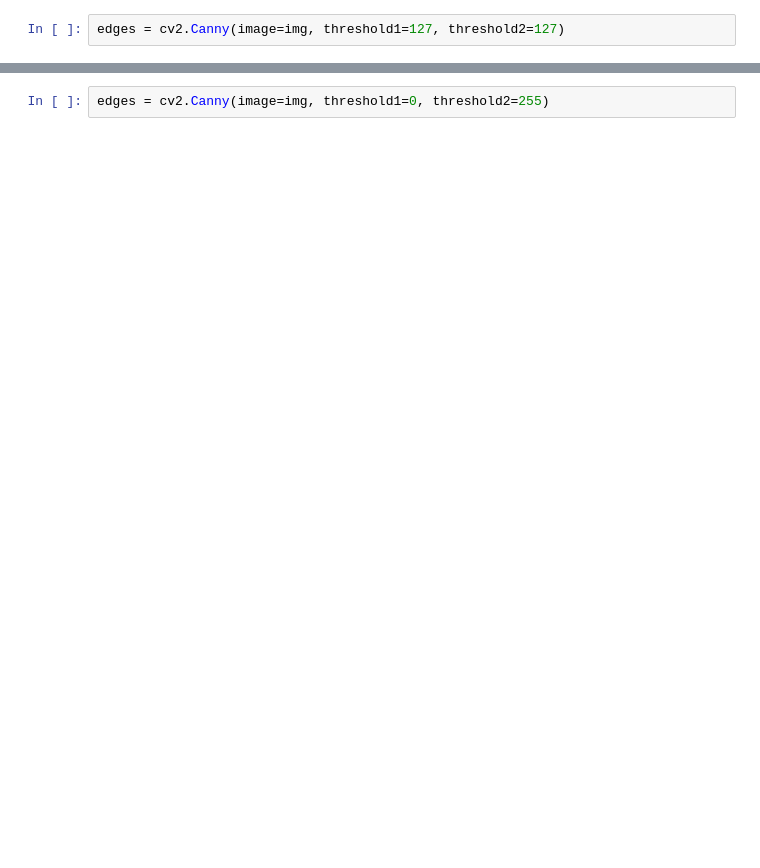
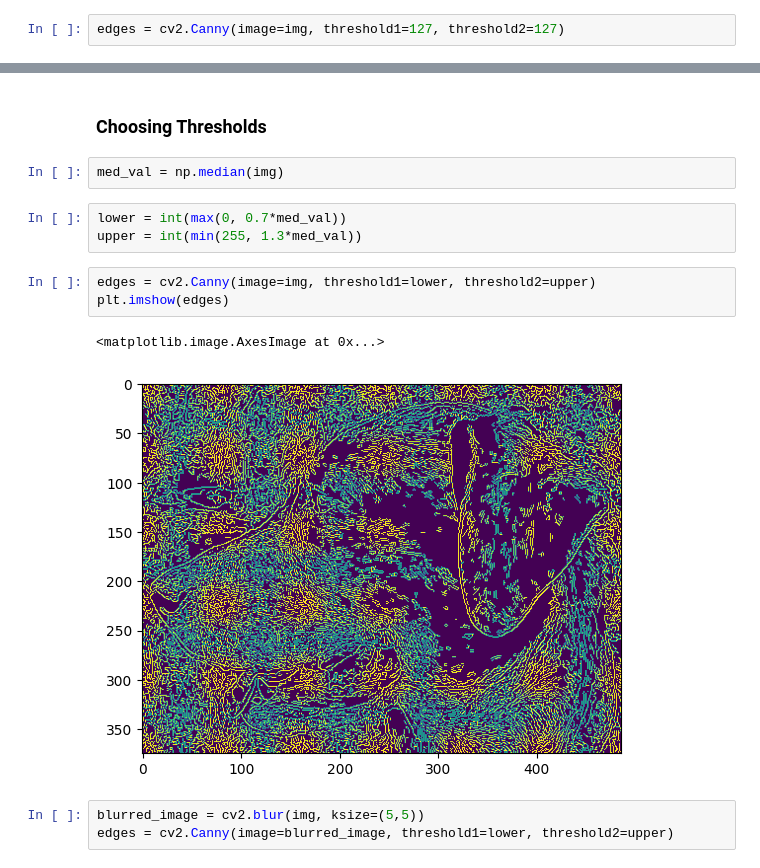
Before and after one commit to larawehbe/TheAIEngineers-Notebooks, a Jupyter notebook: ComputerVisionNotebooks/Lab3/2_edge_detection.ipynb, the cells around one changed output, grey strips where cells are left out. Cells and saved outputs as stored; diff of their text form; blank space fills up the shorter version.

```diff
--- a/ComputerVisionNotebooks/Lab3/2_edge_detection.ipynb
+++ b/ComputerVisionNotebooks/Lab3/2_edge_detection.ipynb
@@ -26,5 +28,19 @@ plt.imshow(edges)
+# %% [markdown]
+### Choosing Thresholds
+# %%
+med_val = np.median(img)
+# %%
+lower = int(max(0, 0.7*med_val))
+upper = int(min(255, 1.3*med_val))
 # %%
-edges = cv2.Canny(image=img, threshold1=0, threshold2=255)
+edges = cv2.Canny(image=img, threshold1=lower, threshold2=upper)
+plt.imshow(edges)
+# %% [output]
+<matplotlib.image.AxesImage at 0x...>
+[figure, added]
+# %%
+blurred_image = cv2.blur(img, ksize=(5,5))
+edges = cv2.Canny(image=blurred_image, threshold1=lower, threshold2=upper)
 # %%
 plt.imshow(edges)
 # %% [output]
```
Also changed, not shown: parts of 22 cells of this notebook, 24 other files.
